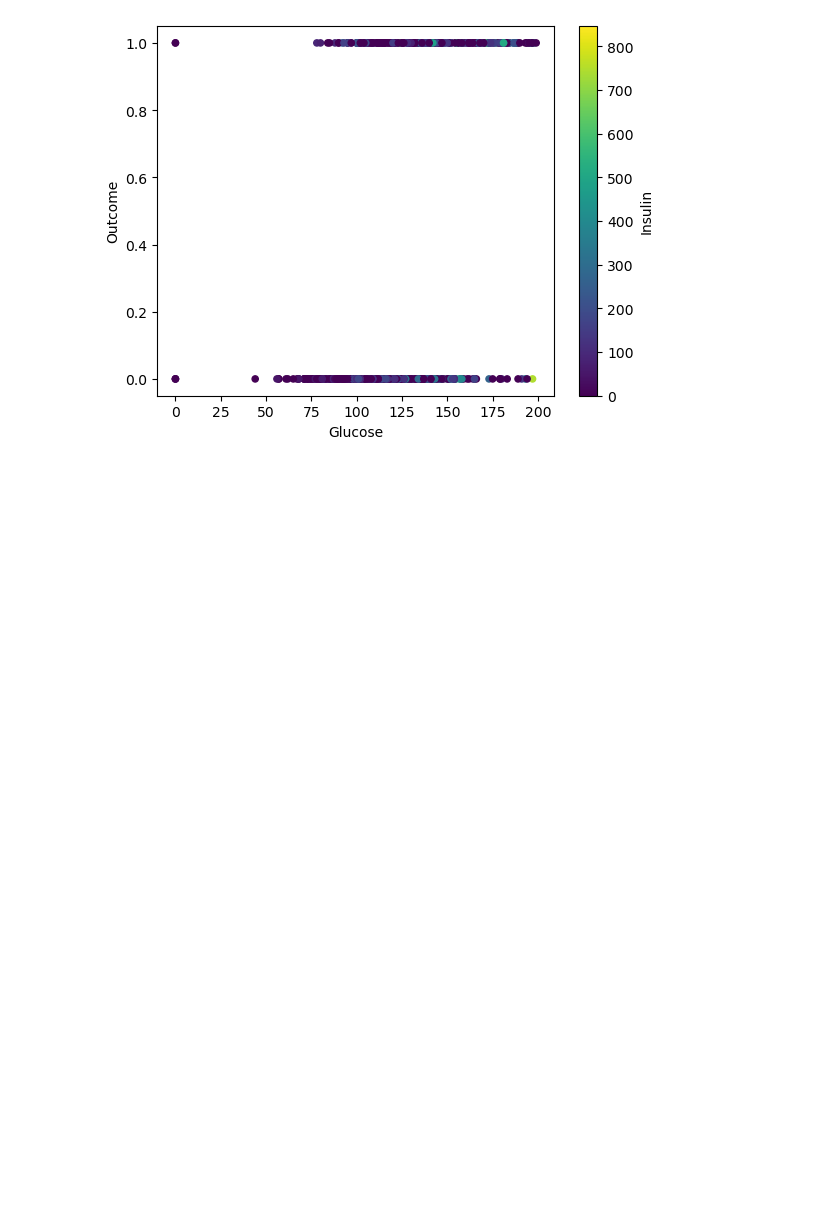
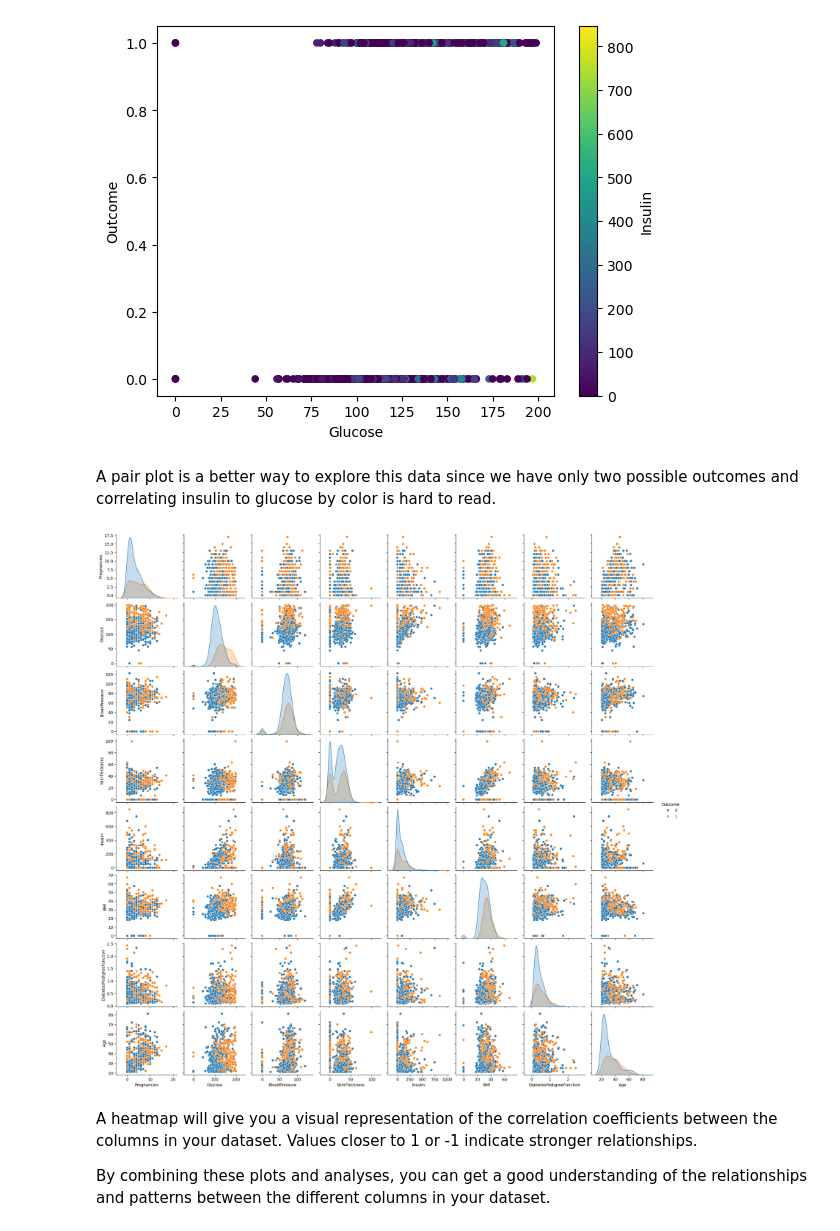
Before and after one commit to ASMach/CSCI-E184-PSET4, a Jupyter notebook: Diabetes Analysis.ipynb, the cells around one changed output. Drawn from its saved outputs; the diff is of its cells as text; code cells hidden in the pictures; blank space fills up the shorter version.

```diff
--- a/Diabetes Analysis.ipynb
+++ b/Diabetes Analysis.ipynb
@@ -41,3 +42,16 @@ ax2 = df.plot.scatter(x='Glucose',
                       colormap='viridis')
 # %% [output]
 [figure]
+# %% [markdown]
+A pair plot is a better way to explore this data since we have only two possible outcomes and correlating insulin to glucose by color is hard to read.
+# %%
+sns.pairplot(df, hue='Outcome', diag_kind='kde')
+
+# Show the plot
+plt.show()
+# %% [output]
+[figure, added]
+# %% [markdown]
+A heatmap will give you a visual representation of the correlation coefficients between the columns in your dataset. Values closer to 1 or -1 indicate stronger relationships.
+
+By combining these plots and analyses, you can get a good understanding of the relationships and patterns between the different columns in your dataset.
```
Also changed, not shown: parts of 2 cells of this notebook.
